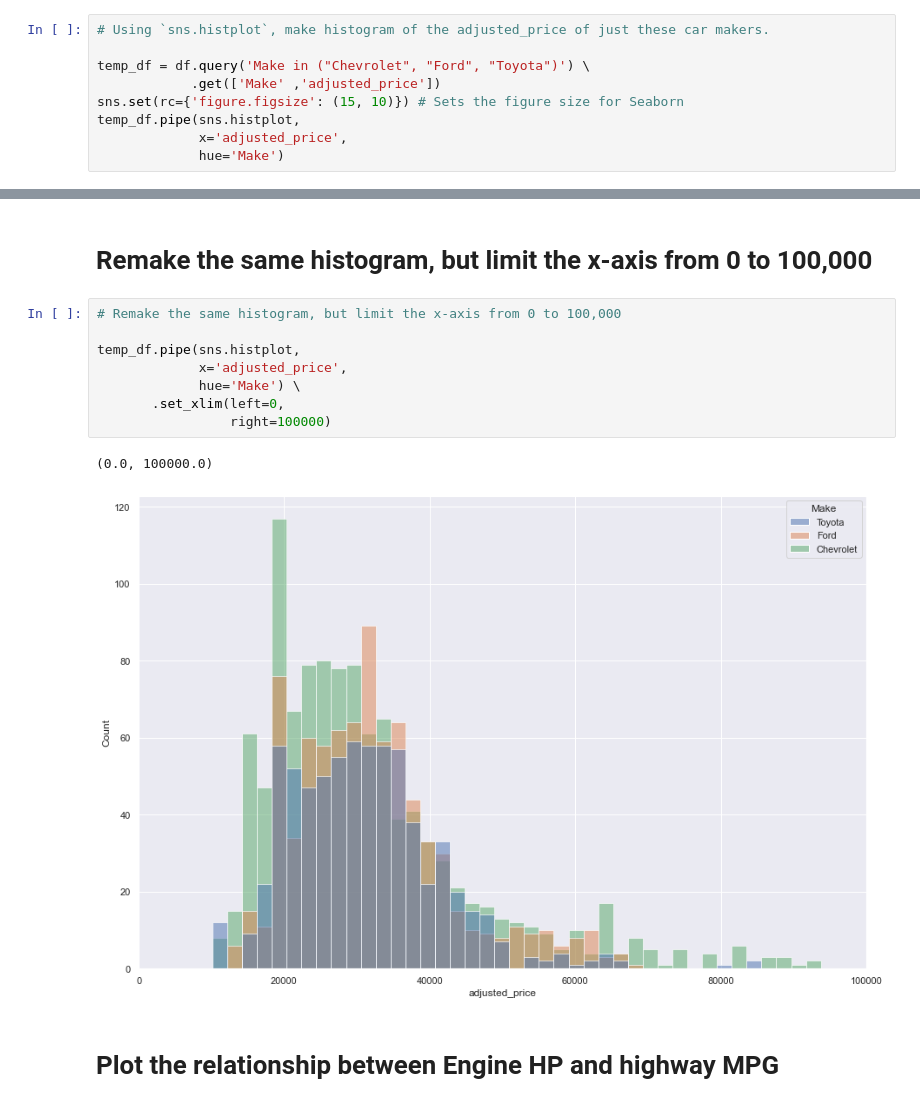
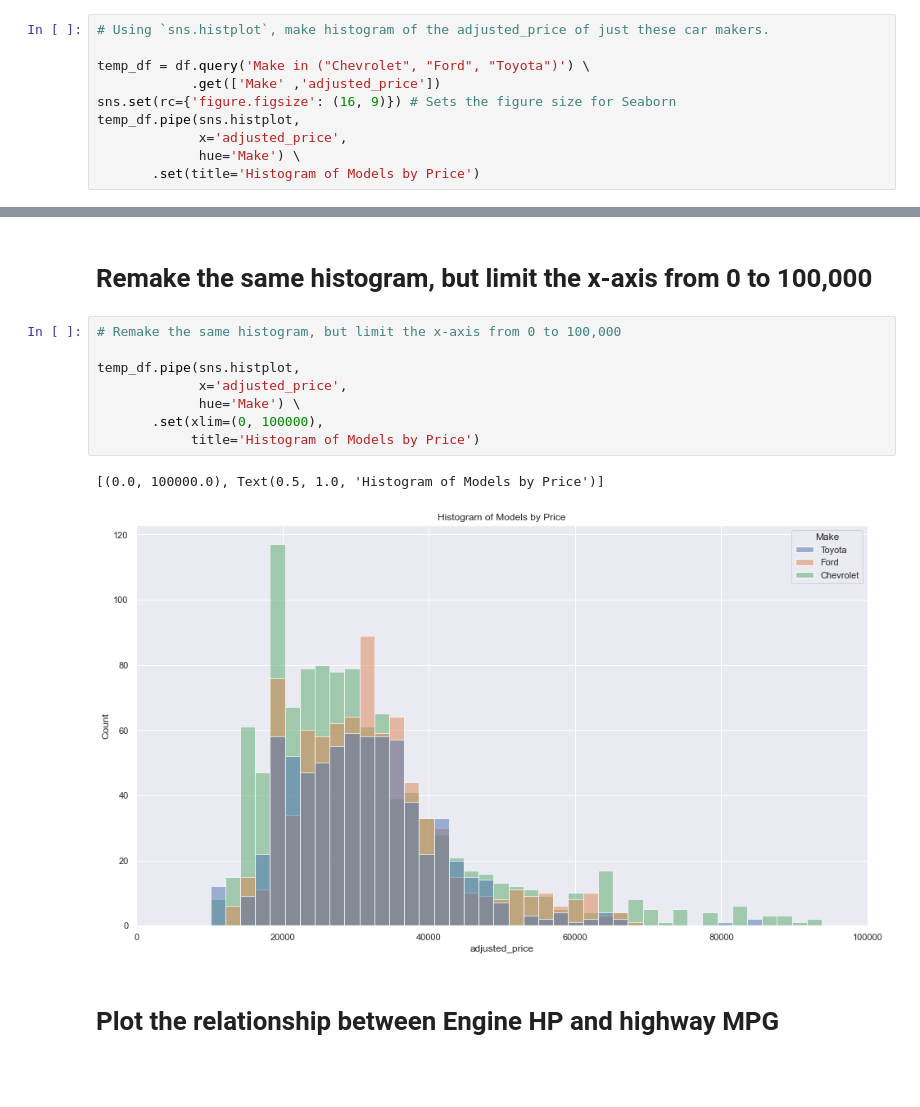
Before and after one commit to LiKenun/2021-fall-data-science, a Jupyter notebook: Week-02-EDA/Exercise-EDA.ipynb, the cells around one changed output, grey strips where cells are left out. Drawn from its saved outputs; the diff is of its cells as text; blank space fills up the shorter version.

```diff
--- a/Week-02-EDA/Exercise-EDA.ipynb
+++ b/Week-02-EDA/Exercise-EDA.ipynb
@@ -204,8 +208,9 @@ df.groupby('Make') \
 
 temp_df = df.query('Make in ("Chevrolet", "Ford", "Toyota")') \
             .get(['Make' ,'adjusted_price'])
-sns.set(rc={'figure.figsize': (15, 10)}) # Sets the figure size for Seaborn
+sns.set(rc={'figure.figsize': (16, 9)}) # Sets the figure size for Seaborn
 temp_df.pipe(sns.histplot,
              x='adjusted_price',
-             hue='Make')
+             hue='Make') \
+       .set(title='Histogram of Models by Price')
 # %% [output]
@@ -216,14 +221,14 @@ temp_df.pipe(sns.histplot,
 # %%
 # Remake the same histogram, but limit the x-axis from 0 to 100,000
 
 temp_df.pipe(sns.histplot,
              x='adjusted_price',
              hue='Make') \
-       .set_xlim(left=0,
-                 right=100000)
+       .set(xlim=(0, 100000),
+            title='Histogram of Models by Price')
 # %% [output]
-(0.0, 100000.0)
+[(0.0, 100000.0), Text(0.5, 1.0, 'Histogram of Models by Price')]
-[figure, old version]
+[figure, new version]
 # %% [markdown]
 # Plot the relationship between Engine HP and highway MPG
 # %%
```
Also changed, not shown: parts of 14 cells of this notebook.
